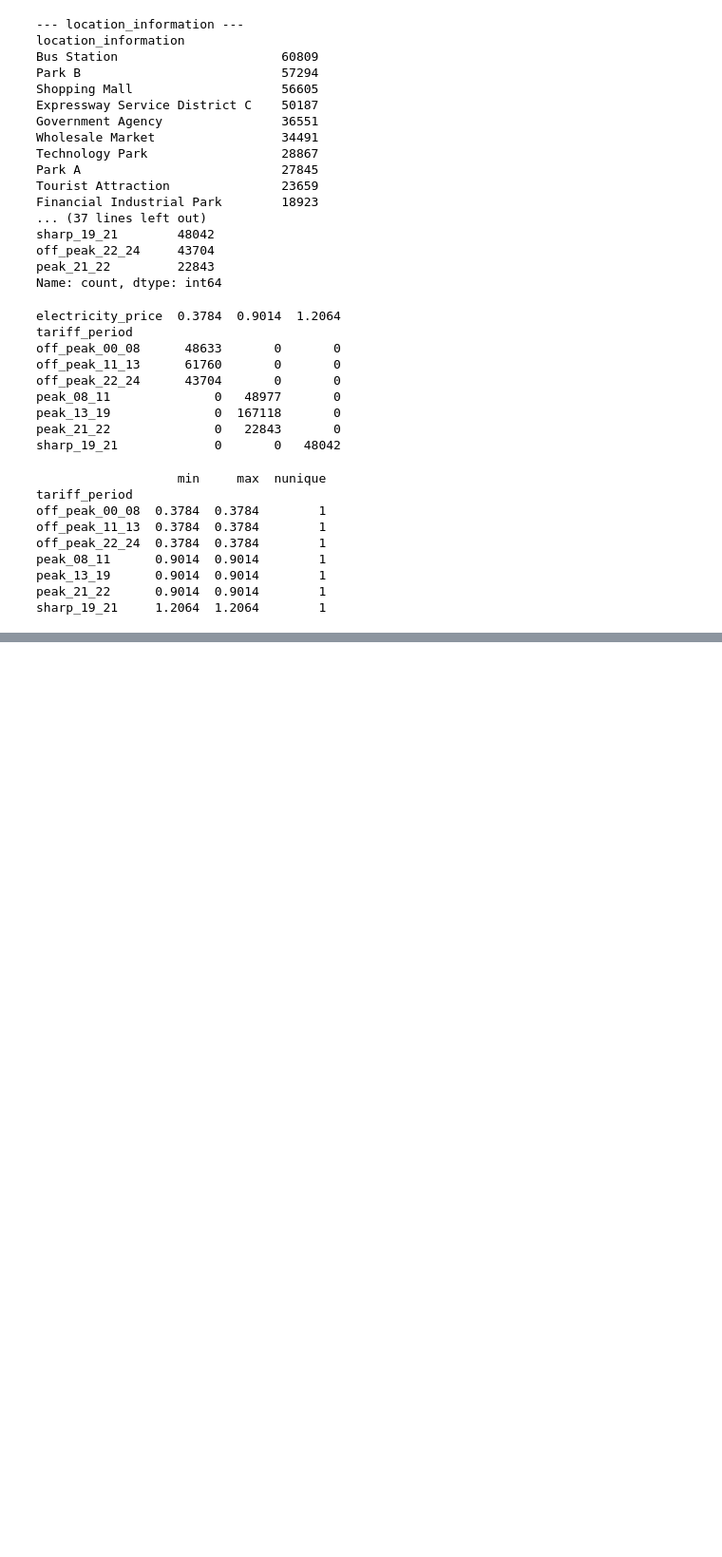
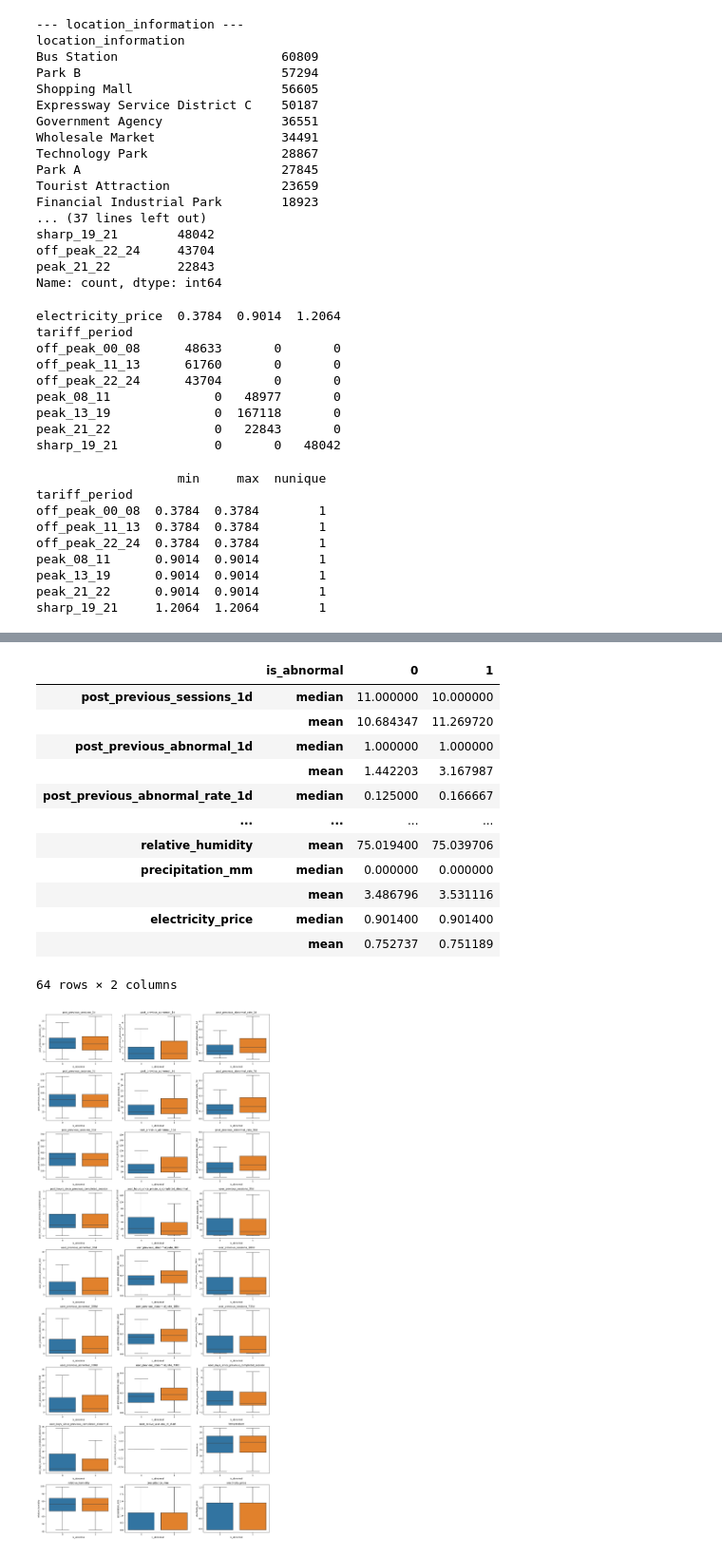
Before and after one commit to marianaCorreiia/MINDD_Project, a Jupyter notebook: task1.ipynb, the cells around one changed output, grey strips where cells are left out. Shown at 95% size. Cells and saved outputs as stored; diff of their text form; code cells hidden in the pictures; blank space fills up the shorter version.

```diff
--- a/task1.ipynb
+++ b/task1.ipynb
@@ -536,0 +568,30 @@ sharp_19_21     1.2064  1.2064        1
+# %%
+history_cols = [c for c in df.columns if c.startswith("post_") or c.startswith("user_")] + ["is_new_user"]
+environment_cols = [c for c in ["temperature", "relative_humidity", "precipitation_mm", "electricity_price"] if c in df.columns]
+eda_numeric = [c for c in history_cols + environment_cols if c in df.columns]
+display(df.groupby("is_abnormal")[eda_numeric].agg(["median", "mean"]).T)
+plot_cols = [c for c in eda_numeric if df[c].nunique(dropna=True) > 2]
+fig, axes = plt.subplots(int(np.ceil(len(plot_cols) / 3)), 3, figsize=(16, 4 * int(np.ceil(len(plot_cols) / 3))))
+axes = np.atleast_1d(axes).ravel()
+for ax, col in zip(axes, plot_cols):
+    sns.boxplot(data=df, x="is_abnormal", y=col, showfliers=False, ax=ax)
+    ax.set_title(col)
+for ax in axes[len(plot_cols):]:
+    ax.remove()
+plt.tight_layout()
+plt.show()
+# %% [output]
+|  | is_abnormal | 0 | 1 |
+| post_previous_sessions_1d | median | 11.000000 | 10.000000 |
+|  | mean | 10.684347 | 11.269720 |
+| post_previous_abnormal_1d | median | 1.000000 | 1.000000 |
+|  | mean | 1.442203 | 3.167987 |
+| post_previous_abnormal_rate_1d | median | 0.125000 | 0.166667 |
+| ... | ... | ... | ... |
+| relative_humidity | mean | 75.019400 | 75.039706 |
+| precipitation_mm | median | 0.000000 | 0.000000 |
+|  | mean | 3.486796 | 3.531116 |
+| electricity_price | median | 0.901400 | 0.901400 |
+|  | mean | 0.752737 | 0.751189 |
+64 rows × 2 columns
+[figure, added]
```
Also changed, not shown: parts of 39 cells of this notebook.
